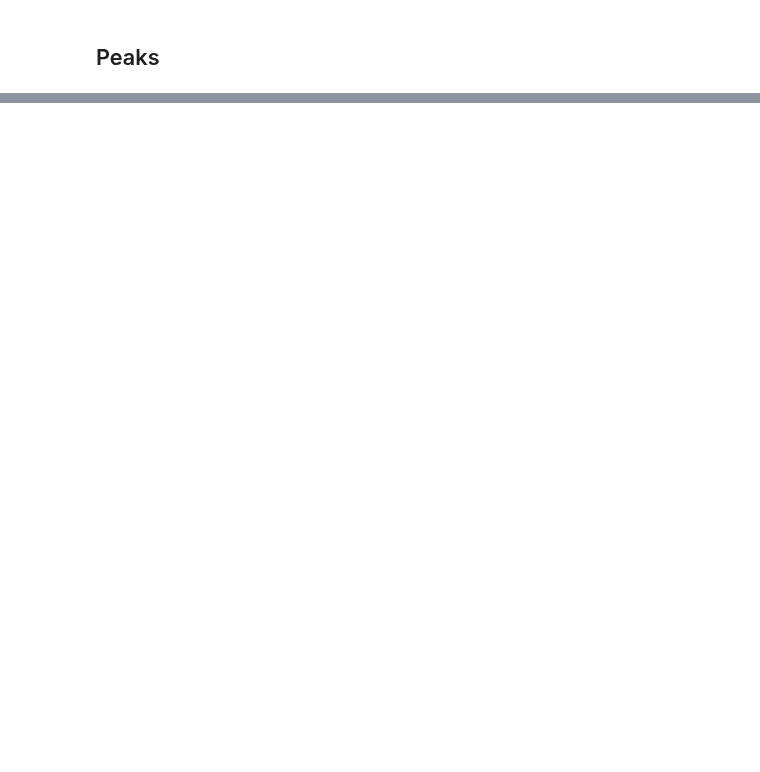
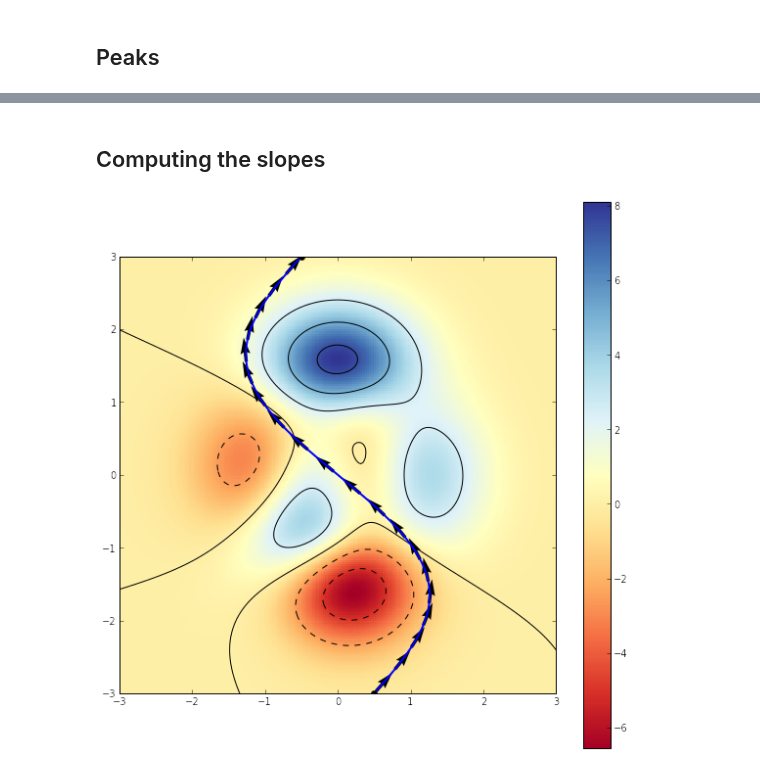
Before and after one commit to nicoguaro/notebooks_examples, a Jupyter notebook: geodesic_opt.ipynb, the cells around one changed output, grey strips where cells are left out. Drawn from its saved outputs; the diff is of its cells as text; code cells hidden in the pictures; blank space fills up the shorter version.

Commit message:
Adding tangent lines and slopes over the line.

```diff
--- a/geodesic_opt.ipynb
+++ b/geodesic_opt.ipynb
@@ -204,0 +201,39 @@ plt.legend(['"Straight" path', "Optimal route"]);
+# %% [markdown]
+## Computing the slopes
+# %%
+def tangents(x0, x1, a, b):
+    tx = np.zeros_like(x0)
+    ty = np.zeros_like(x0)
+    n = len(x0)
+    for k in xrange(0,n):
+        if k==0:
+            t1 = np.array([x0[k] - a[0], x1[k] - a[1]])
+            t2 = np.array([x0[k+1] - x0[k], x1[k+1] - x1[k]])
+        elif k==n-1:
+            t1 = np.array([x0[k] - x0[k-1], x1[k] - x1[k-1]])
+            t2 = np.array([b[0] - x0[k], b[1] - x1[k]])
+        else:
+            t1 = np.array([x0[k] - x0[k-1], x1[k] - x1[k-1]])
+            t2 = np.array([x0[k+1] - x0[k], x1[k+1] - x1[k]])
+
+        t1 = t1/np.linalg.norm(t1)
+        t2 = t2/np.linalg.norm(t2)
+        tx[k] = 0.5*(t1[0] + t2[0])
+        ty[k] = 0.5*(t1[1] + t2[1])
+
+    return tx, ty
+# %%
+x0 = xn - np.sin(np.pi*yn/3)
+y0 = yn
+# %%
+tx, ty = tangents(x0, y0, a, b)
+# %%
+plt.figure(figsize=(10,10))
+plt.pcolor(xt, yt, zt, cmap='RdYlBu'); plt.colorbar();
+plt.contour(xt, yt, zt, colors='k');
+plt.plot(x0, y0, lw=2);
+plt.plot([a[0], b[0]], [a[1], b[1]], 'ok')
+plt.quiver(x0[::10], y0[::10], tx[::10], ty[::10])
+plt.axis('image');
+# %% [output]
+[figure, added]
```
Also changed, not shown: parts of 15 cells of this notebook.
